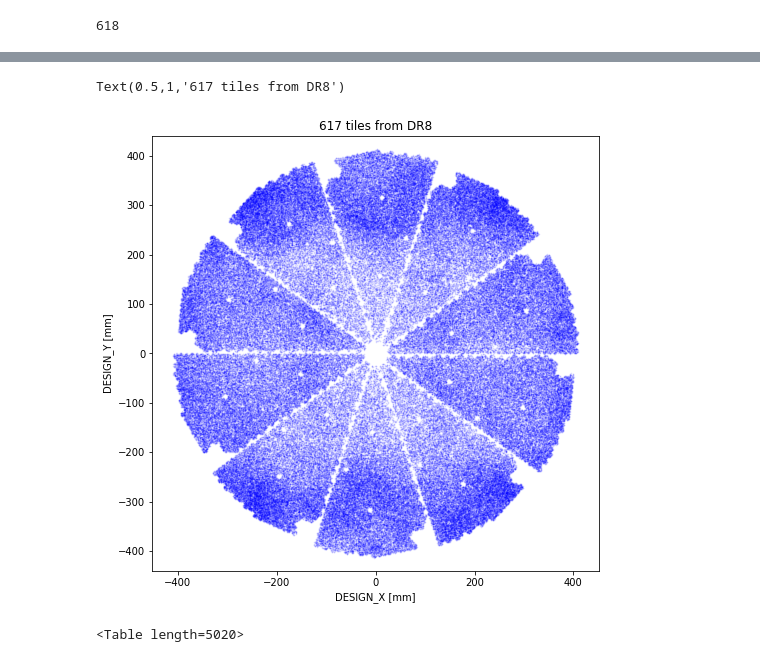
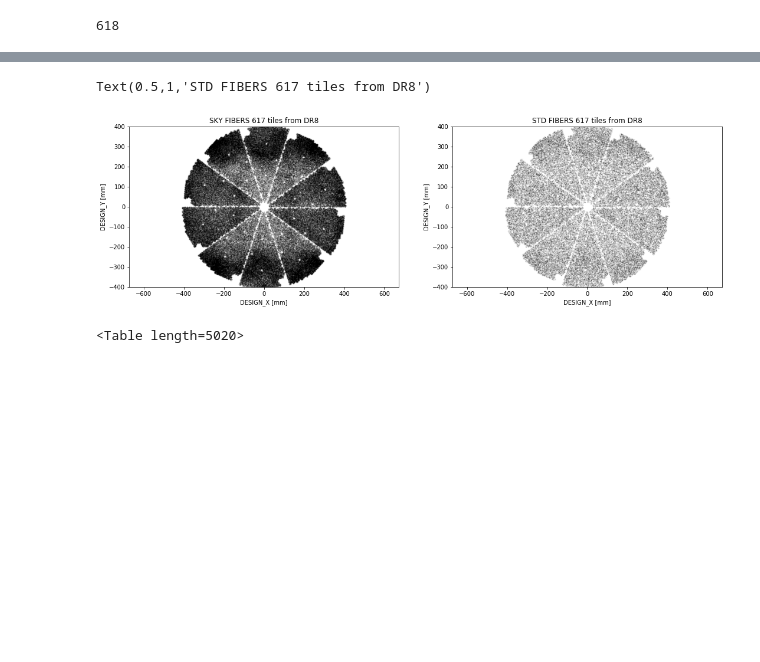
Before and after one commit to forero/fiberassign_explore, a Jupyter notebook: science_fibers_DR8.ipynb, the cells around one changed output, grey strips where cells are left out. Saved outputs shown, nothing was run; the diff lists cells and outputs as text; code cells hidden in the pictures; blank space fills up the shorter version.

```diff
--- a/science_fibers_DR8.ipynb
+++ b/science_fibers_DR8.ipynb
@@ -72,20 +72,43 @@ for i_enum, i_tile in enumerate(selected_tiles['TILEID']):
 616 28520
 617 28524
 # %%
-plt.figure(figsize=(8,8))
-for i_enum, i_tile in enumerate(selected_tiles['TILEID']):
-    # read fiberassign file from the last tile
+plt.figure(figsize=(18,5))
+
+max_tile = len(selected_tiles)
+plt.subplot(1,2,1)
+for i_enum, i_tile in enumerate(selected_tiles['TILEID'][:max_tile]):
     fa_file_name = os.path.join(data_path, "fiberassign/dark_north_fiberassign/fiberassign_{:06d}.fits".format(i_tile))
     fa_data = Table.read(fa_file_name, 'FASSIGN')
+
+    std_bits = desi_mask.STD_FAINT | desi_mask.STD_BRIGHT | desi_mask.STD_WD
     is_sky = ((fa_data['FA_TARGET'] & sky_bits)!=0) & (fa_data['DEVICE_TYPE']=='POS')
-    plt.scatter(fa_data['DESIGN_X'][is_sky], fa_data['DESIGN_Y'][is_sky], s=0.5, color='blue', alpha=0.1)
+    is_std = ((fa_data['FA_TARGET'] & std_bits)!=0) & (fa_data['DEVICE_TYPE']=='POS')
+    plt.scatter(fa_data['DESIGN_X'][is_sky], fa_data['DESIGN_Y'][is_sky], s=0.5, color='black', alpha=0.1)
 plt.axis('equal')
+plt.xlim(-400,400)
+plt.ylim([-400,400])
 plt.xlabel('DESIGN_X [mm]')
 plt.ylabel('DESIGN_Y [mm]')
-plt.title('{} tiles from DR8'.format(i_enum))
+plt.title('SKY FIBERS {} tiles from DR8'.format(i_enum))
+
+plt.subplot(1,2,2)
+for i_enum, i_tile in enumerate(selected_tiles['TILEID'][:max_tile]):
+    fa_file_name = os.path.join(data_path, "fiberassign/dark_north_fiberassign/fiberassign_{:06d}.fits".format(i_tile))
+    fa_data = Table.read(fa_file_name, 'FASSIGN')
+
+    std_bits = desi_mask.STD_FAINT | desi_mask.STD_BRIGHT | desi_mask.STD_WD
+    is_sky = ((fa_data['FA_TARGET'] & sky_bits)!=0) & (fa_data['DEVICE_TYPE']=='POS')
+    is_std = ((fa_data['FA_TARGET'] & std_bits)!=0) & (fa_data['DEVICE_TYPE']=='POS')
+    plt.scatter(fa_data['DESIGN_X'][is_std], fa_data['DESIGN_Y'][is_std], s=0.5, color='black', alpha=0.1)
+plt.axis('equal')
+plt.xlim(-400,400)
+plt.ylim([-400,400])
+plt.xlabel('DESIGN_X [mm]')
+plt.ylabel('DESIGN_Y [mm]')
+plt.title('STD FIBERS {} tiles from DR8'.format(i_enum))
 # %% [output]
-Text(0.5,1,'617 tiles from DR8')
+Text(0.5,1,'STD FIBERS 617 tiles from DR8')
-[figure, old version]
+[figure, new version]
 # %%
 # read fiberassign file from the last tile
 fa_file_name = os.path.join(data_path, "fiberassign/dark_north_fiberassign/fiberassign_{:06d}.fits".format(tiles['TILEID'][-1]))
```
Also changed, not shown: parts of 1 cell of this notebook.
